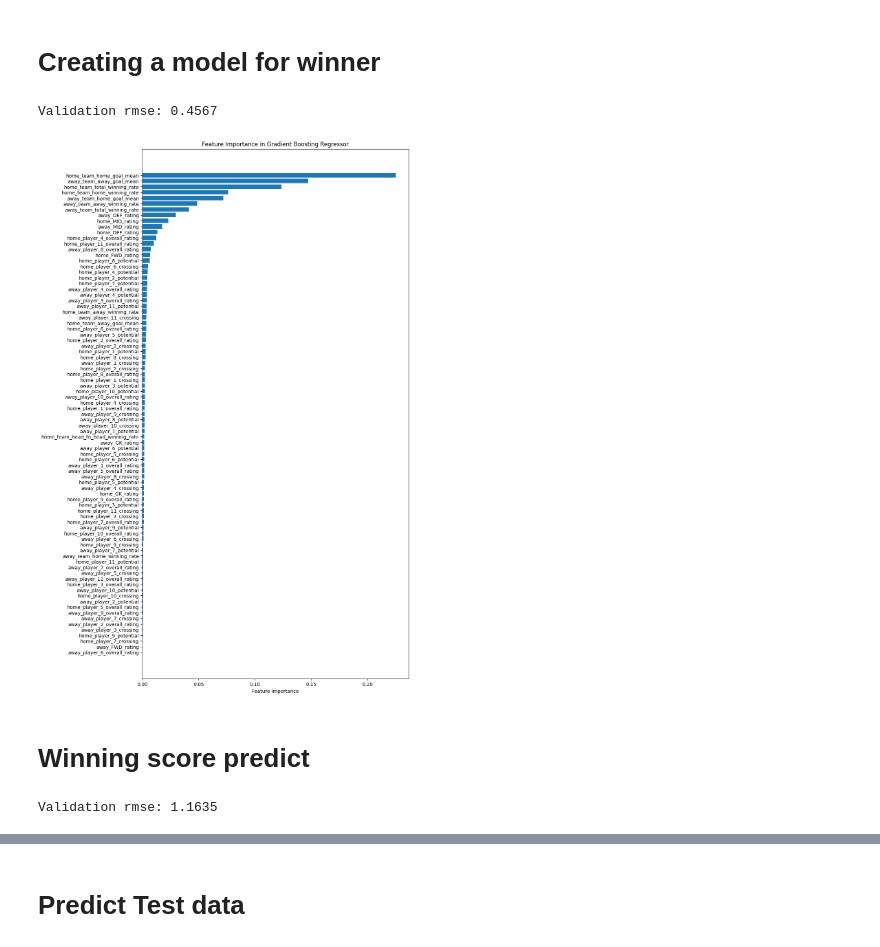
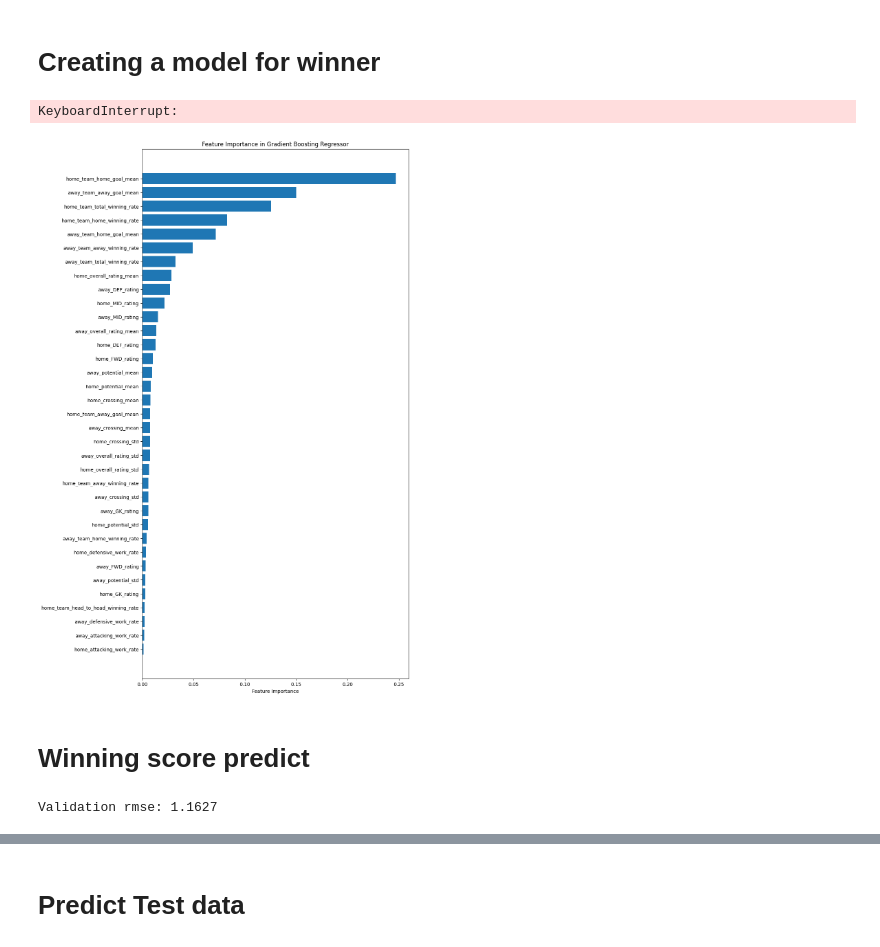
Before and after one commit to jka236/game_predict, a Jupyter notebook: feature_engineering_drop.ipynb, the cells around one changed output, grey strips where cells are left out. Saved outputs shown, nothing was run; the diff lists cells and outputs as text; code cells hidden in the pictures.

Commit message:
add_work_rate_features

```diff
--- a/feature_engineering_drop.ipynb
+++ b/feature_engineering_drop.ipynb
@@ -171,8 +241,8 @@ def create_features(row, features, is_test=False):
 # %%
-# # To be used to add only one feature
-# games['tmp_feature'] = [[] for _ in range(len(games))]
-# test['tmp_feature'] = [[] for _ in range(len(test))]
-# adding_feature = add_head_to_head_winning_rate_features
+# To be used to add only one feature
+games['tmp_feature'] = [[] for _ in range(len(games))]
+test['tmp_feature'] = [[] for _ in range(len(test))]
+adding_feature = add_team_stats_features
 
-# games.apply(lambda row: adding_feature(row, row['tmp_feature']), axis=1)
-# test.apply(lambda row: adding_feature(row, row['tmp_feature'], is_test=True), axis=1)
+games.apply(lambda row: adding_feature(row, row['tmp_feature']), axis=1)
+test.apply(lambda row: adding_feature(row, row['tmp_feature'], is_test=True), axis=1)
@@ -179,7 +277,7 @@ def create_features(row, features, is_test=False):
 # %%
-# # Combine 'tmp_feature' and 'feature' columns
-# games['feature'] = games.apply(lambda row: row['feature'] + row['tmp_feature'], axis=1)
-# test['feature'] = test.apply(lambda row: row['feature'] + row['tmp_feature'], axis=1)
+# Combine 'tmp_feature' and 'feature' columns
+games['feature'] = games.apply(lambda row: row['feature'] + row['tmp_feature'], axis=1)
+test['feature'] = test.apply(lambda row: row['feature'] + row['tmp_feature'], axis=1)
 # %%
 games.apply(lambda row: create_features(row, row['feature']), axis=1)
 test.apply(lambda row: create_features(row, row['feature'], is_test=True), axis=1)
@@ -196,6 +294,9 @@ test.apply(lambda row: create_features(row, row['feature'], is_test=True), axis=
 998    None
 999    None
 Length: 1000, dtype: object
+# %%
+games['feature'] =games['feature'].apply(lambda row: row[66:])
+test['feature'] = test['feature'].apply(lambda row: row[66:])
 # %% [markdown]
 ### Save to csv and load
 # %%
@@ -242,7 +343,7 @@ params = {
 }
 
 winner_boosting_pipeline = Pipeline([
-    ('imputer', SimpleImputer(strategy='mean')),  # Handle missing values by filling with the mean
+    ('imputer', SimpleImputer(strategy='most_frequent')),  # Handle missing values by filling with the mean
     # ('imputer', KNNImputer(n_neighbors=1)), # Marginally better than SimpleImputer (0.0001)
     ('scaler', StandardScaler()),
     ('regressor', ensemble.GradientBoostingRegressor(**params))
@@ -255,31 +356,32 @@ val_predictions = winner_boosting_pipeline.predict(X_val)
 rmse = root_mean_squared_error(y_val, val_predictions)
 print(f"Validation rmse: {rmse:.4f}")
 # Validation rmse: 0.4567
+# Validation rmse: 0.4566
 # %% [output]
-Validation rmse: 0.4567
+KeyboardInterrupt:
 # %%
 import matplotlib.pyplot as plt
 
 # Access the trained regressor from the pipeline
 regressor = winner_boosting_pipeline.named_steps['regressor']
 
 # Get the feature importances
 feature_importances = regressor.feature_importances_
-
+len(feature_importances)
 # Create a plot to visualize feature importance
 def plot_feature_importances(importances, feature_name):
     indices = np.argsort(importances)
     plt.figure(figsize=(10, 20))
     plt.barh(range(len(importances)), importances[indices], align='center')
     plt.yticks(range(len(importances)), [feature_name[i] for i in indices])
     plt.xlabel('Feature Importance')
     plt.title('Feature Importance in Gradient Boosting Regressor')
     plt.show()
 
 
-plot_feature_importances(feature_importances, feature_name)
+plot_feature_importances(feature_importances, feature_name[66:])
 # %% [output]
-[figure, old version]
+[figure, new version]
 # %% [markdown]
 # Winning score predict
 # %%
@@ -300,7 +402,7 @@ params = {
 }
 
 win_by_boosting_pipeline = Pipeline([
-    ('imputer', SimpleImputer(strategy='mean')),  # Handle missing values by filling with the mean
+    ('imputer', SimpleImputer(strategy='median')),  # Handle missing values by filling with the mean
     # ('imputer', KNNImputer(n_neighbors=1)), # Did not improve the model
     ('scaler', StandardScaler()),
     ('regressor', ensemble.GradientBoostingRegressor(**params))
@@ -313,8 +415,9 @@ val_predictions = win_by_boosting_pipeline.predict(X_val)
 rmse = root_mean_squared_error(y_val, val_predictions)
 print(f"Validation rmse: {rmse:.4f}")
 # Validation rmse: 1.1635
+# Validation rmse: 1.1627
 # %% [output]
-Validation rmse: 1.1635
+Validation rmse: 1.1627
 # %%
 import matplotlib.pyplot as plt
 
```
Also changed, not shown: parts of 7 cells of this notebook, 1 other file.
